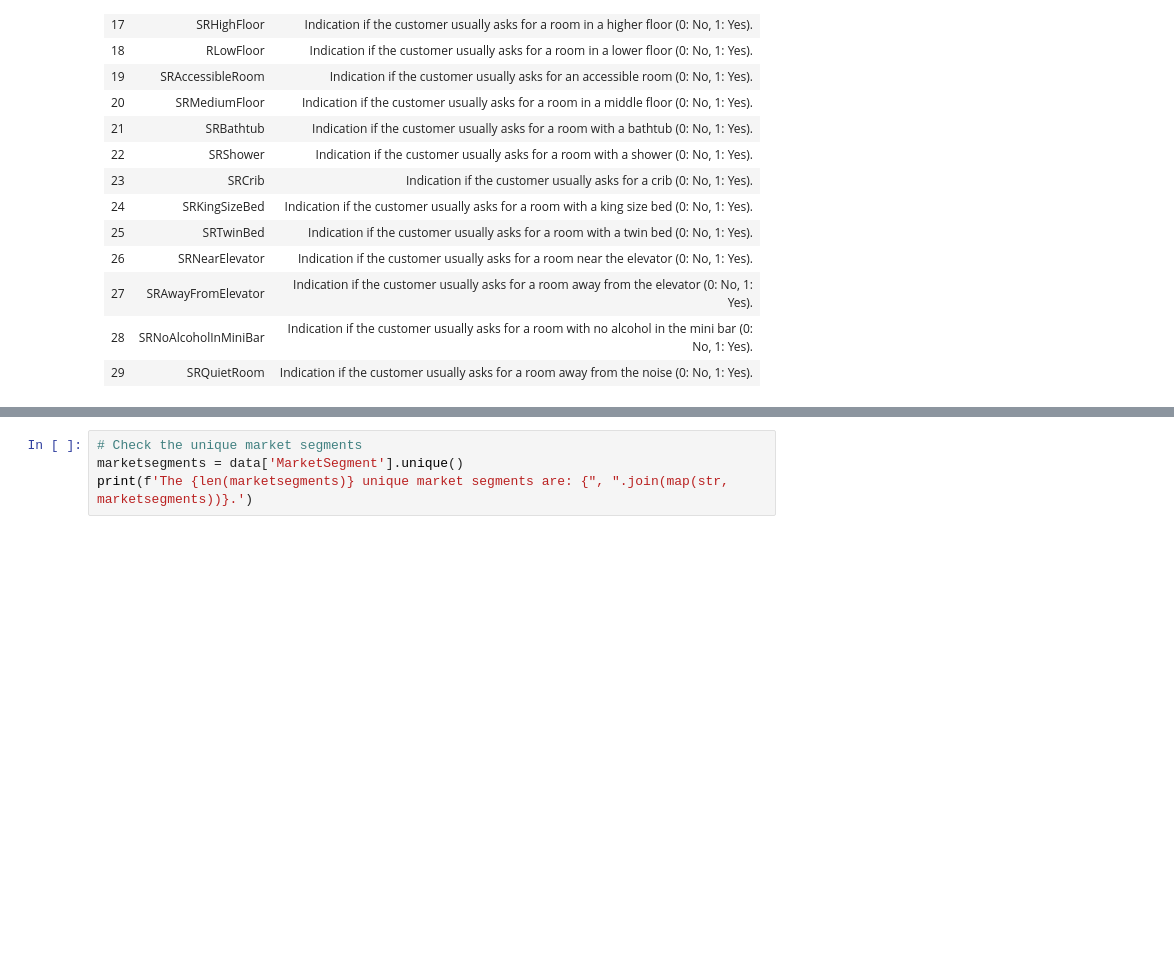
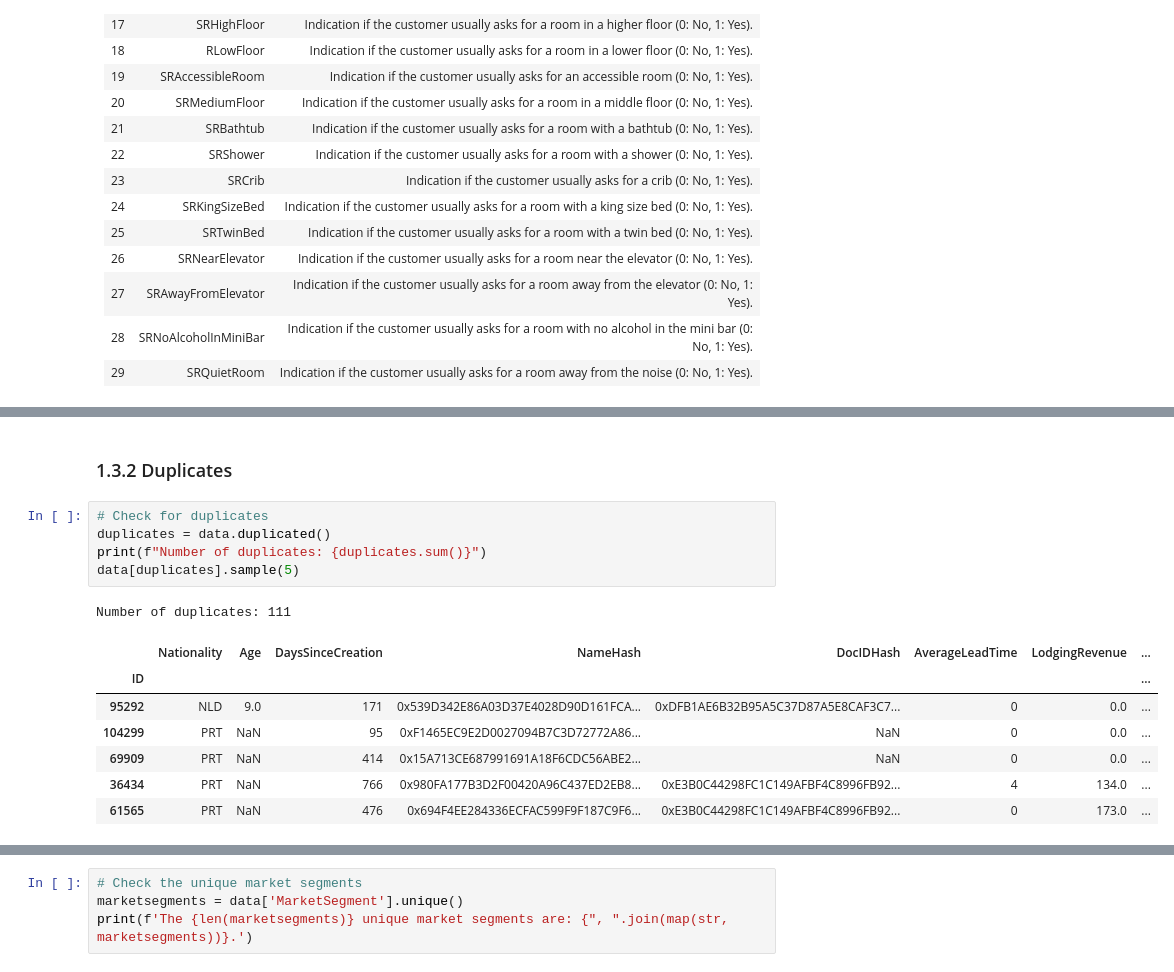
Before and after one commit to RubenCMarques/Hotel-Customer-Segmentation, a Jupyter notebook: Notebooks/A-B.ipynb, the cells around one changed output, grey strips where cells are left out. Drawn from its saved outputs; the diff is of its cells as text; blank space fills up the shorter version.

```diff
--- a/Notebooks/A-B.ipynb
+++ b/Notebooks/A-B.ipynb
@@ -82,0 +113,16 @@ data.set_index('ID', inplace=True)
+# %% [markdown]
+### 1.3.2 Duplicates
+# %%
+# Check for duplicates
+duplicates = data.duplicated()
+print(f"Number of duplicates: {duplicates.sum()}")
+data[duplicates].sample(5)
+# %% [output]
+Number of duplicates: 111
+|  | Nationality | Age | DaysSinceCreation | NameHash | DocIDHash | AverageLeadTime | LodgingRevenue | ... |
+| ID |  |  |  |  |  |  |  | ... |
+| 95292 | NLD | 9.0 | 171 | 0x539D342E86A03D37E4028D90D161FCA... | 0xDFB1AE6B32B95A5C37D87A5E8CAF3C7... | 0 | 0.0 | ... |
+| 104299 | PRT | NaN | 95 | 0xF1465EC9E2D0027094B7C3D72772A86... | NaN | 0 | 0.0 | ... |
+| 69909 | PRT | NaN | 414 | 0x15A713CE687991691A18F6CDC56ABE2... | NaN | 0 | 0.0 | ... |
+| 36434 | PRT | NaN | 766 | 0x980FA177B3D2F00420A96C437ED2EB8... | 0xE3B0C44298FC1C149AFBF4C8996FB92... | 4 | 134.0 | ... |
+| 61565 | PRT | NaN | 476 | 0x694F4EE284336ECFAC599F9F187C9F6... | 0xE3B0C44298FC1C149AFBF4C8996FB92... | 0 | 173.0 | ... |
```
Also changed, not shown: parts of 42 cells of this notebook.
